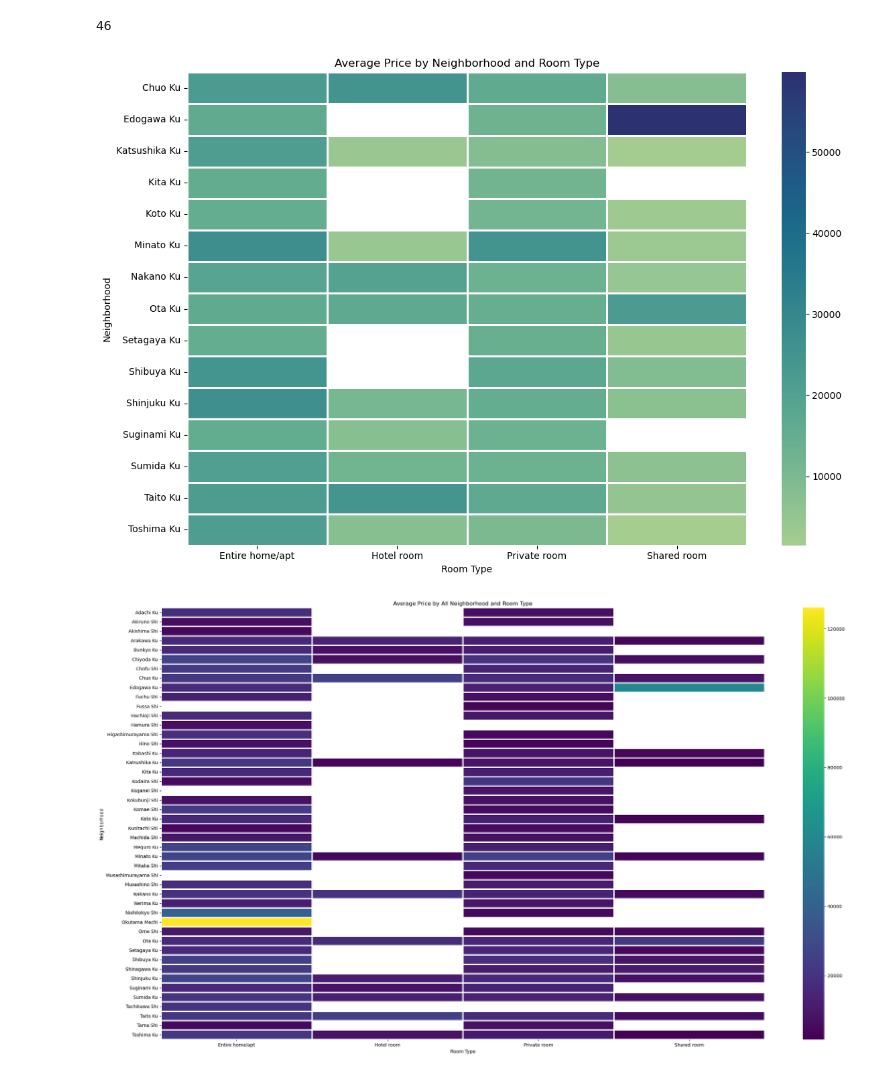
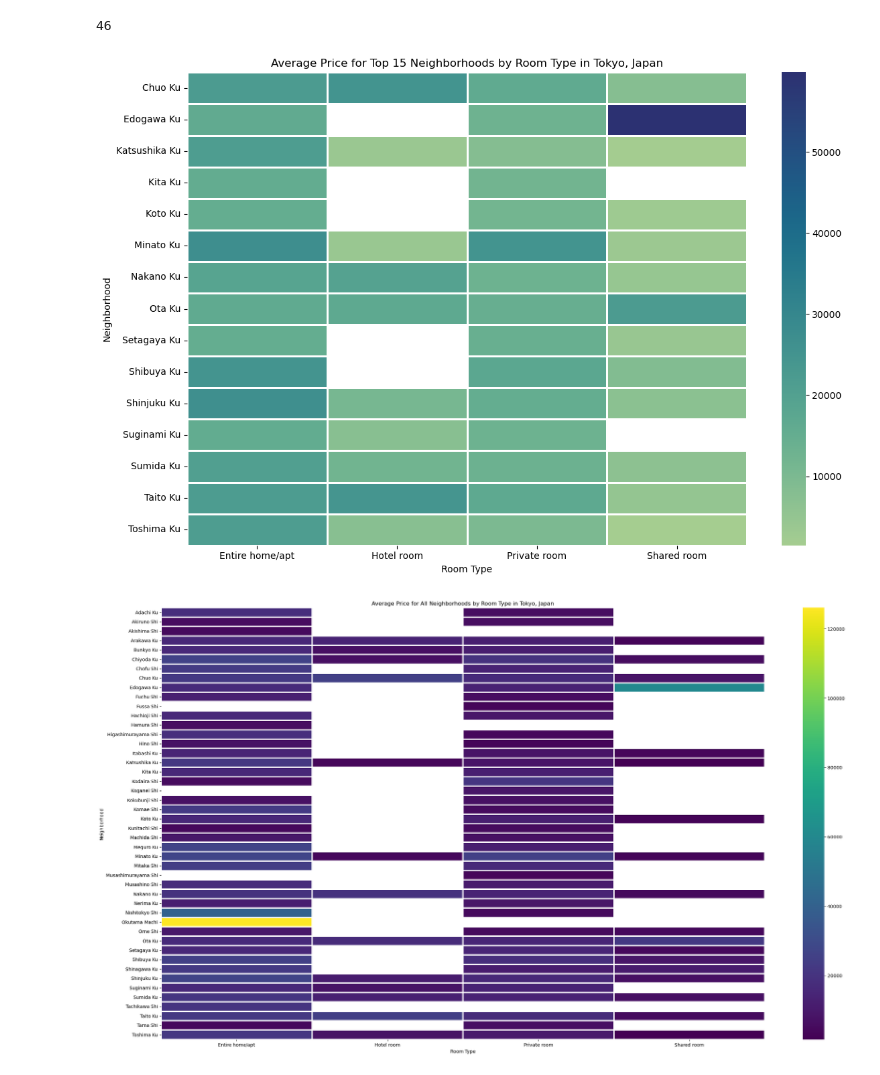
Before and after one commit to sophiagemanuel/Tokyo-Airbnb, a Jupyter notebook: Heatmap_Tokyo_Airbnb.ipynb, the cells around one changed output. Drawn from its saved outputs; the diff is of its cells as text; code cells hidden in the pictures.

Commit message:
Update figure titles for flask and code

```diff
--- a/Heatmap_Tokyo_Airbnb.ipynb
+++ b/Heatmap_Tokyo_Airbnb.ipynb
@@ -39,18 +39,18 @@ top_15_neighborhoods = Tokyo_Airbnb_df_with_counts[Tokyo_Airbnb_df_with_counts['
 # %%
 # Generate a heat map for neighbourhood, room type, and price relation
 neighbourhood_roomtype_price = top_15_neighborhoods.pivot_table(index='neighbourhood', columns='room_type', values='price', aggfunc='mean')
 
 #Create a fig size, adjust the layout, and save the png file
 plt.figure(figsize=(12, 8))
 sns.heatmap(neighbourhood_roomtype_price, cmap='crest', linewidths=.75)
-plt.title('Average Price by Neighborhood and Room Type')
+plt.title('Average Price for Top 15 Neighborhoods by Room Type in Tokyo, Japan')
 plt.xlabel('Room Type')
 plt.ylabel('Neighborhood')
 plt.tight_layout()
 plt.savefig('Resources/HeatMapTop15AveragePricebyNeighbourhoodandRoomType.png', format='png')
 plt.show()
 # %% [output]
-[figure, old version]
+[figure, new version]
 # %%
 # Generate a heat map for neighbourhood, room type, and price relation
 all_neighbourhood_roomtype_price = Tokyo_Airbnb_df.pivot_table(index='neighbourhood', columns='room_type', values='price', aggfunc='mean')
@@ -58,14 +58,14 @@ all_neighbourhood_roomtype_price = Tokyo_Airbnb_df.pivot_table(index='neighbourh
 #Create a fig size, adjust the layout, and save the png file
 plt.figure(figsize=(25, 14))
 sns.heatmap(all_neighbourhood_roomtype_price, cmap='viridis', linewidths=1.5)
-plt.title('Average Price by All Neighborhood and Room Type')
+plt.title('Average Price for All Neighborhoods by Room Type in Tokyo, Japan')
 plt.tight_layout()
 plt.xlabel('Room Type')
 plt.ylabel('Neighborhood')
 plt.savefig('Resources/HeatMapAllAveragePricebyNeighbourhoodandRoomType.png', format='png')
 plt.show()
 # %% [output]
-[figure, old version]
+[figure, new version]
 # %%
 # Generate a heat map for neighbourhood, number of beddrooms, and price relation
 bedroomstype_price = top_15_neighborhoods.pivot_table(index='neighbourhood', columns='bedrooms', values='price', aggfunc='mean')
```
Also changed, not shown: parts of 1 cell of this notebook, 13 other files.
